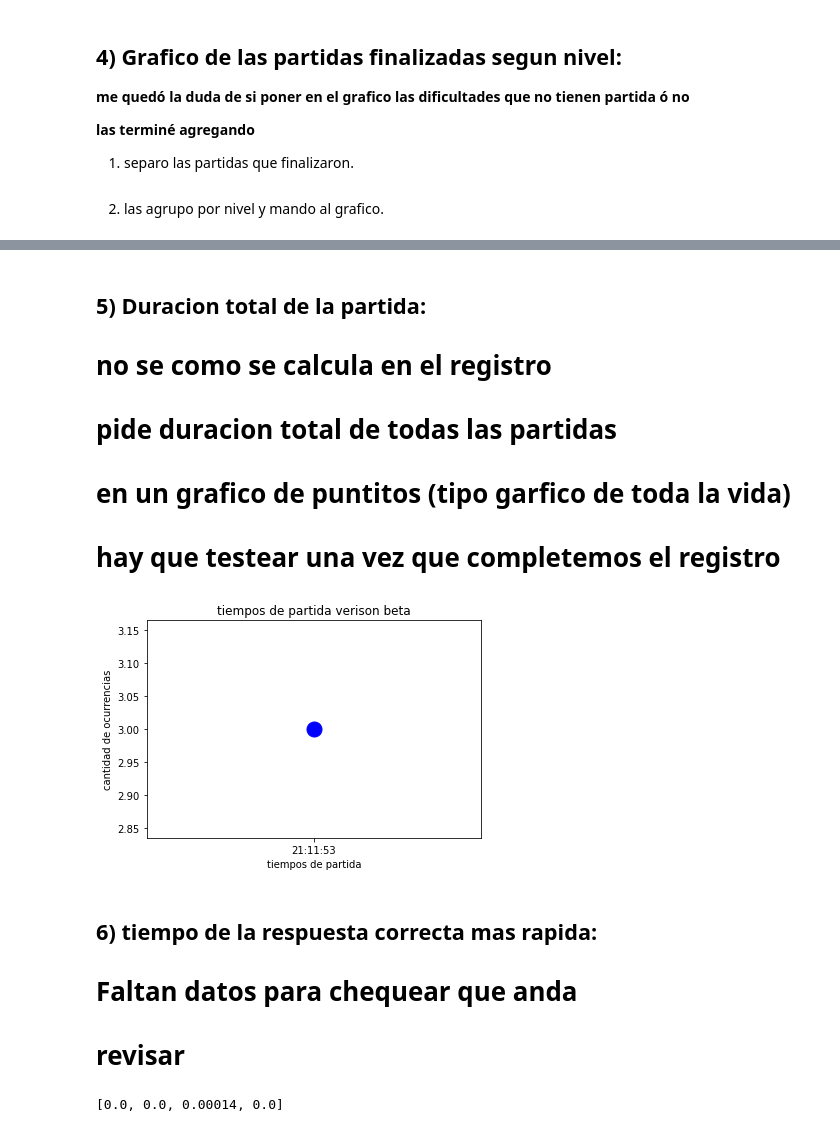
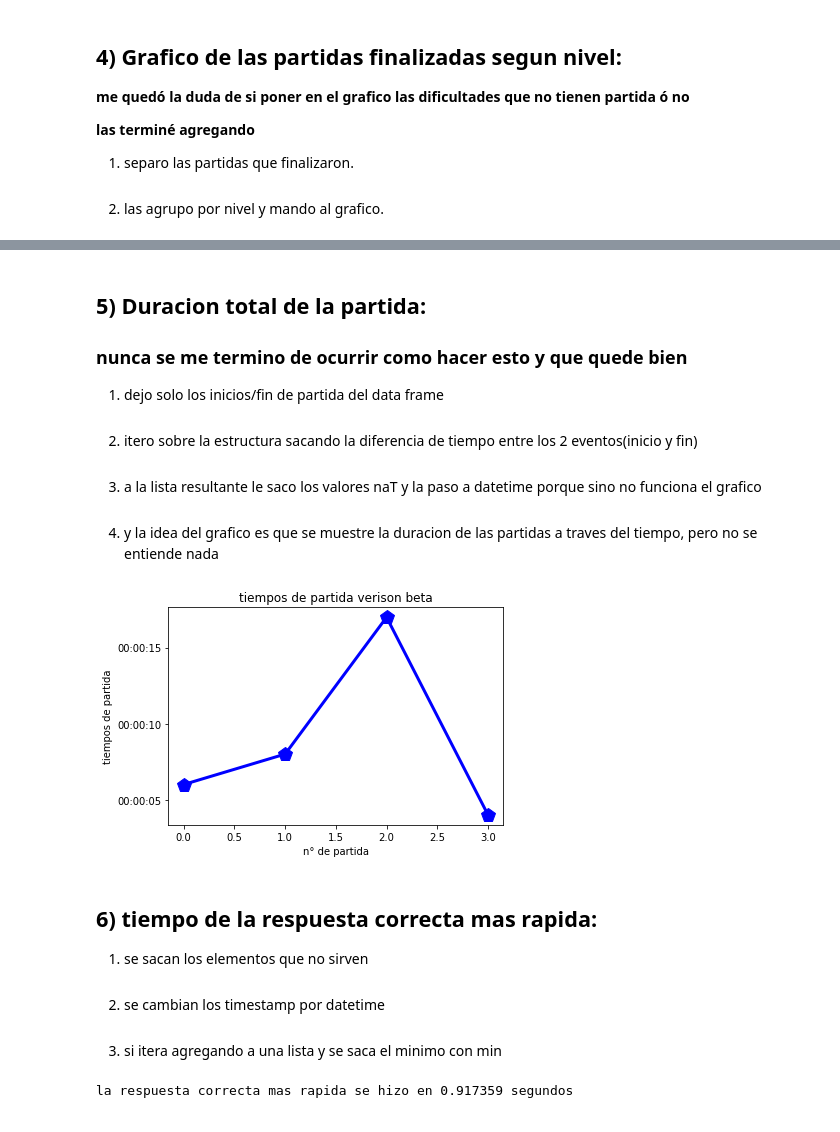
Before and after one commit to leonelranieri/Figurace.py, a Jupyter notebook: src/core/Analisis_de_datos.ipynb, the cells around one changed output, grey strips where cells are left out. Drawn from its saved outputs; the diff is of its cells as text; code cells hidden in the pictures.

Commit message:
finalizado el analisis

```diff
--- a/src/core/Analisis_de_datos.ipynb
+++ b/src/core/Analisis_de_datos.ipynb
@@ -40,7 +20,10 @@ data_set
 __tambien hay que ejecutar esto para que ande todo__
 # %%
 def dibujito_torta(etiquetas, datos_dibujo, titulo, explota = (0.1), bbox = (1.2, 0.9)):
-    """Hace un dibujo tipo torta con los datos que le pasas"""
+    """
+        Hace un dibujo tipo torta con los datos que le pasas
+        bbox es para que la leyenda no te tape los datos
+    """
     explode = tuple([explota for x in datos_dibujo])
 
     plt.pie(datos_dibujo, explode=explode, labels=etiquetas, autopct='%1.2f%%',
@@ -52,6 +35,11 @@ def dibujito_torta(etiquetas, datos_dibujo, titulo, explota = (0.1), bbox = (1.2
     plt.show()
 
 def dibujito_barra(llaves, valores, titulo, size = (6,6), prcnt = ""):
+    """
+       hace un grafico tipo bar con los valores
+       tiene opcion para pasarle si queres que diga el % al final
+       modifica varias cosas de posicionamiento porque sino salen los datos mal ubicados y no se ven
+    """
     colores = [
             "Red", "Orange", "Purple", "Pink",
             "Yellow", "Blue", "Green", "bisque",
@@ -74,6 +62,12 @@ def dibujito_barra(llaves, valores, titulo, size = (6,6), prcnt = ""):
                  weight='bold')
         i += 1
     plt.show()
+
+def sacar_tiempo(inicio, fin):
+    """quedó de la beta del analisis, pero ahorra como 2 lineas de codigo"""
+    respuesta = pd.Timedelta(fin - inicio).total_seconds()
+
+    return (str(datetime.timedelta(seconds=respuesta)))
 # %% [markdown]
 ## 1) Top 10 primeras palabras que se encuentran en las partidas:
 
@@ -87,7 +81,7 @@ def dibujito_barra(llaves, valores, titulo, size = (6,6), prcnt = ""):
 <br><br>
 3. Usamos el evento "inicio_partida" para separarlas.
 # %%
-data_frame = data_set.drop(["timestamp", "id", "usuarie", "texto ingresado", "nivel"], axis="columns")
+data_frame = data_set.drop(["timestamp", "id", "usuarie", "texto_ingresado", "nivel"], axis="columns")
 data_frame = data_frame.drop(data_frame[data_frame.estado == "error"].index)
 data_frame = data_frame.drop(data_frame[data_frame.estado == "timeout"].index)
 
@@ -208,79 +208,71 @@ dibujito_torta(etiquetas, datos_dibujo, "porcentaje partidas finalizadas/dificul
 # %% [markdown]
 ## 5) Duracion total de la partida:
 
-# no se como se calcula en el registro
+### nunca se me termino de ocurrir como hacer esto y que quede bien
 
-# pide duracion total de todas las partidas
-
-# en un grafico de puntitos (tipo garfico de toda la vida)
-
-# hay que testear una vez que completemos el registro
+1. dejo solo los inicios/fin de partida del data frame
+<br><br>
+2. itero sobre la estructura sacando la diferencia de tiempo entre los 2 eventos(inicio y fin)
+<br><br>
+3. a la lista resultante le saco los valores naT y la paso a datetime porque sino no funciona el grafico
+<br><br>
+4. y la idea del grafico es que se muestre la duracion de las partidas a traves del tiempo, pero no se entiende nada
 # %%
-def sacar_tiempo(inicio, fin):
-    if inicio > fin:
-        respuesta = pd.Timedelta(fin - inicio).total_seconds()
-    else:
-        respuesta = pd.Timedelta(inicio - fin).total_seconds()
-
-    if respuesta > 0:
-        return (str(datetime.timedelta(seconds=respuesta)))
-    else:
-        return (str(datetime.timedelta(seconds=respuesta)))[8:]
-
 df = data_set.drop(data_set[data_set.evento == "intento"].index)
 df.timestamp = df.timestamp.apply(lambda x: pd.Timestamp(x, unit='s'))
 
 tempo = 0
 partida = True
 lista = []
 
 for index, row in df.iterrows():
     if row["evento"] == "inicio_partida":
         tempo = row["timestamp"]
         partida = True
     elif row["evento"] == "fin" and partida:
         lista.append(sacar_tiempo(tempo,row["timestamp"]))
         partida = False
 
 lista = [x for x in lista if x]
-lista = list(map(lambda x: pd.Timedelta(x), lista))
+lista = list(map(lambda x: pd.to_datetime(x.split(".")[0], format= "%H:%M:%S"), lista))
 
+x = [i for i in range(len(lista))]
+y = lista
 
-x = list(map(lambda x: str(x)[7:], lista))
-y = [x.count(elem) for elem in dict.fromkeys(x)]
-x = list(dict.fromkeys(x))
+plt.xlabel("n° de partida")
+plt.ylabel("tiempos de partida")
+plt.title("tiempos de partida verison beta")
+plt.plot(x, y, "-p", color='Blue', markersize=15, linewidth=3)
 
-plt.xlabel("tiempos de partida")
-plt.ylabel("cantidad de ocurrencias")
-plt.title("tiempos de partida verison beta")
-plt.plot(x, y, 'o', color='Blue', markersize=15, linewidth=3);
+plt.show()
 # %% [output]
-[figure, old version]
+[figure, new version]
 # %% [markdown]
 ## 6) tiempo de la respuesta correcta mas rapida:
 
-# Faltan datos para chequear que anda
-
-# revisar
+1. se sacan los elementos que no sirven
+<br><br>
+2. se cambian los timestamp por datetime
+<br><br>
+3. si itera agregando a una lista y se saca el minimo con min
 # %%
-data_frame = data_set.drop(["id", "usuarie", "texto ingresado", "nivel"], axis="columns")
+data_frame = data_set.drop(["id", "usuarie", "texto_ingresado", "nivel"], axis="columns")
 df = data_frame.drop(data_frame[data_frame.evento == "fin"].index)
 df.timestamp = df.timestamp.apply(lambda x: pd.Timestamp(x, unit='s'))
 
 anterior = 0
 lista_tiempos = []
 
-for index, row in data_frame.iterrows():
+for index, row in df.iterrows():
     if anterior and row["estado"] == "ok":
         lista_tiempos.append(pd.Timedelta(row["timestamp"] - anterior).total_seconds())
     anterior = row["timestamp"]
 
-lista_tiempos
+minimo = min(lista_tiempos)
 
-#min(lista)
-#faltan datos reales para chequear que funciona
+print(f"la respuesta correcta mas rapida se hizo en {minimo} segundos")
 # %% [output]
-[0.0, 0.0, 0.00014, 0.0]
+la respuesta correcta mas rapida se hizo en 0.917359 segundos
 # %% [markdown]
 ## 7) Promedio de tiempo de respuesta para respuestas correctas:
 
```
Also changed, not shown: parts of 17 cells of this notebook, 7 other files.
